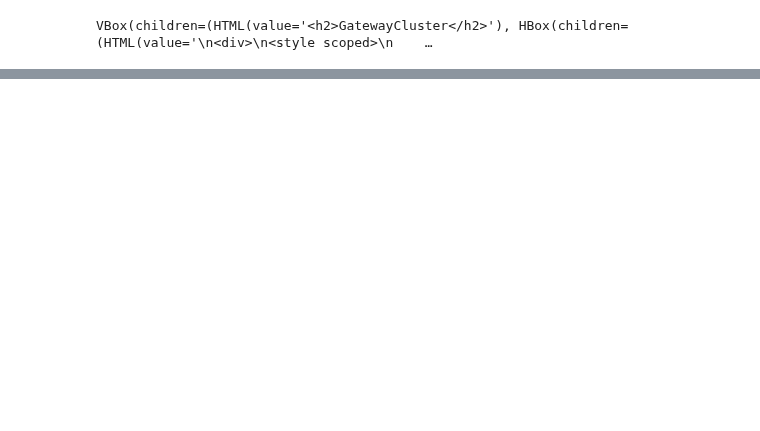
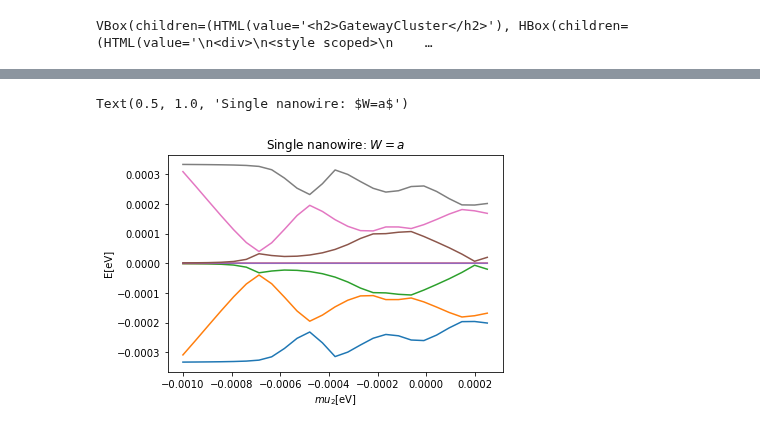
Before and after one commit to Satin21/Trijunction, a Jupyter notebook: analysis/trijunction.ipynb, the cells around one changed output, grey strips where cells are left out. Saved outputs shown, nothing was run; the diff lists cells and outputs as text; code cells hidden in the pictures; blank space fills up the shorter version.

```diff
--- a/analysis/trijunction.ipynb
+++ b/analysis/trijunction.ipynb
@@ -214,0 +319,5 @@ def wrap(args):
+# %%
+center = np.sqrt(np.abs(area/np.tan(angle_non_inverted)))/2
+geometry.update(centers=[center, -center])
+triangle, f_params_t, _ = tj.finite_system(**geometry)
+triangle = triangle.finalized()
@@ -214,0 +372,5 @@ def wrap(args):
+# %%
+params = tl.junction_parameters(m_nw=0, m_qd=-0.001)
+params.update(tl.finite_coupling_parameters(index=0)[0])
+hamiltonian = triangle.hamiltonian_submatrix(params=f_params_t(**params), sparse=True)
+H0 = lowdin_partition(system=triangle, hamiltonian=hamiltonian)
@@ -214,0 +395,30 @@ def wrap(args):
+# %%
+mus_qd = np.linspace(-0.001, 0.00025, 25)
+# %%
+params = tl.junction_parameters(m_nw=0, m_qd=0)
+params.update(tl.finite_coupling_parameters(index=0)[0])
+
+en = []
+vc = []
+Hcoup = []
+Hgate = []
+for bar in mus_qd:
+    energies, barrier, hopping = prepare_perturbation(system=triangle,
+                                                       key='mu_qd',
+                                                       val=bar,
+                                                       unperturbed_hamiltonian=hamiltonian,
+                                                       f_params=f_params_t,
+                                                       **params)
+    en.append(energies)
+    Hcoup.append(hopping)
+    Hgate.append(barrier)
+# %%
+for level in np.array(en).T:
+    plt.plot(mus_qd, np.array(level))
+    #plt.plot(mus[:,1], level)
+plt.xlabel(r"$mu_{2}$[eV]")
+plt.ylabel(r"E[eV]")
+plt.title(r"Single nanowire: $W=a$")
+# %% [output]
+Text(0.5, 1.0, 'Single nanowire: $W=a$')
+[figure, added]
```
Also changed, not shown: parts of 76 cells of this notebook, 13 other files.
